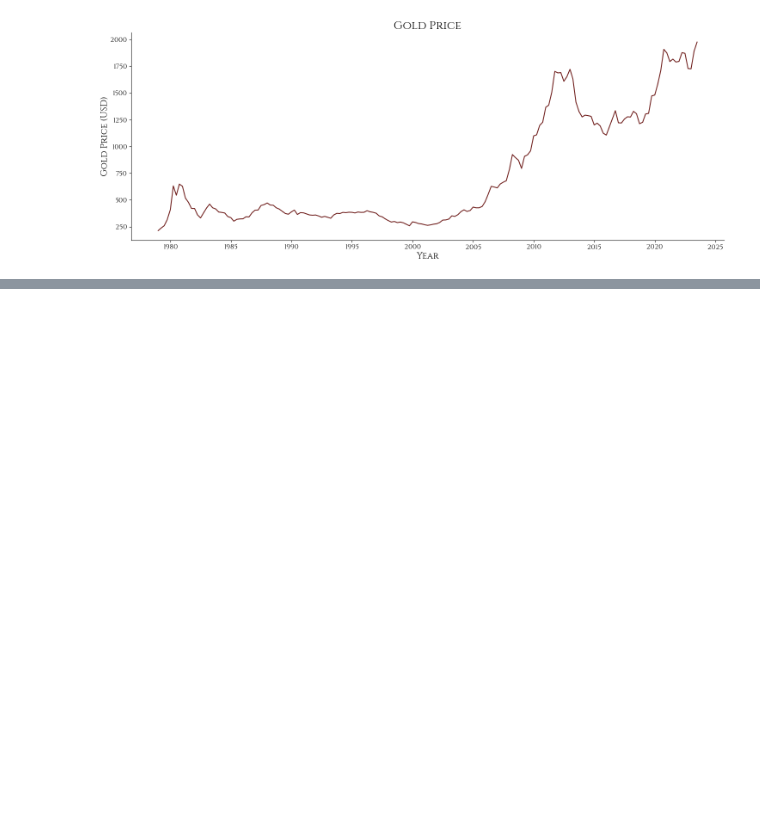
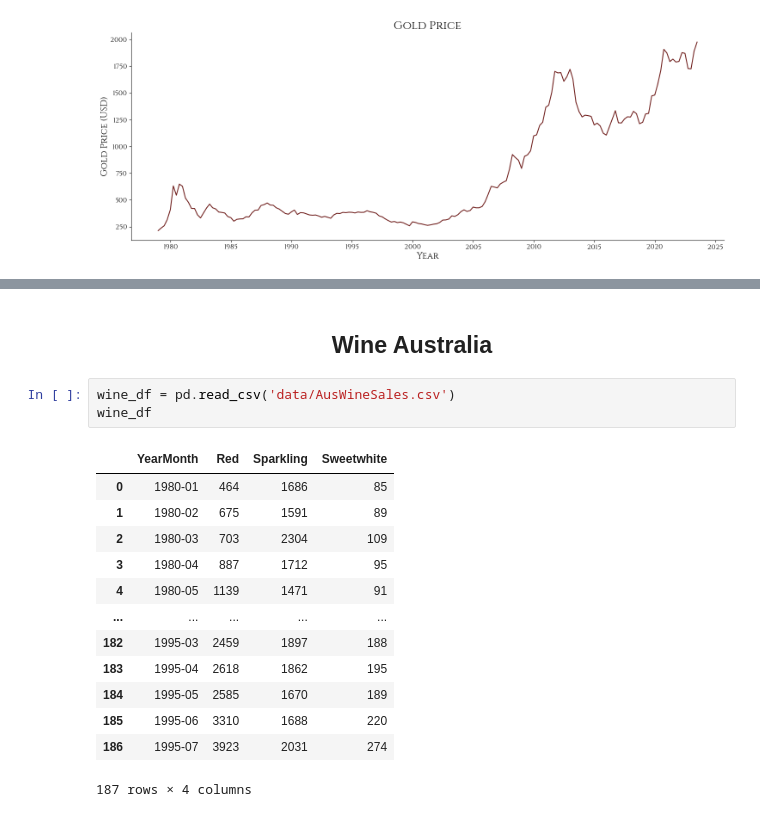
Before and after one commit to kwuh91/LSTF-Transformers-coursework, a Jupyter notebook: main.ipynb, the cells around one changed output, grey strips where cells are left out. Drawn from its saved outputs; the diff is of its cells as text; blank space fills up the shorter version.

```diff
--- a/main.ipynb
+++ b/main.ipynb
@@ -275,0 +332,19 @@ plt.show()
+# %% [markdown]
+<h2> <center> Wine Australia </center> </h2>
+# %%
+wine_df = pd.read_csv('data/AusWineSales.csv')
+wine_df
+# %% [output]
+|  | YearMonth | Red | Sparkling | Sweetwhite |
+| 0 | 1980-01 | 464 | 1686 | 85 |
+| 1 | 1980-02 | 675 | 1591 | 89 |
+| 2 | 1980-03 | 703 | 2304 | 109 |
+| 3 | 1980-04 | 887 | 1712 | 95 |
+| 4 | 1980-05 | 1139 | 1471 | 91 |
+| ... | ... | ... | ... | ... |
+| 182 | 1995-03 | 2459 | 1897 | 188 |
+| 183 | 1995-04 | 2618 | 1862 | 195 |
+| 184 | 1995-05 | 2585 | 1670 | 189 |
+| 185 | 1995-06 | 3310 | 1688 | 220 |
+| 186 | 1995-07 | 3923 | 2031 | 274 |
+187 rows × 4 columns
```
Also changed, not shown: parts of 9 cells of this notebook, 6 other files.
